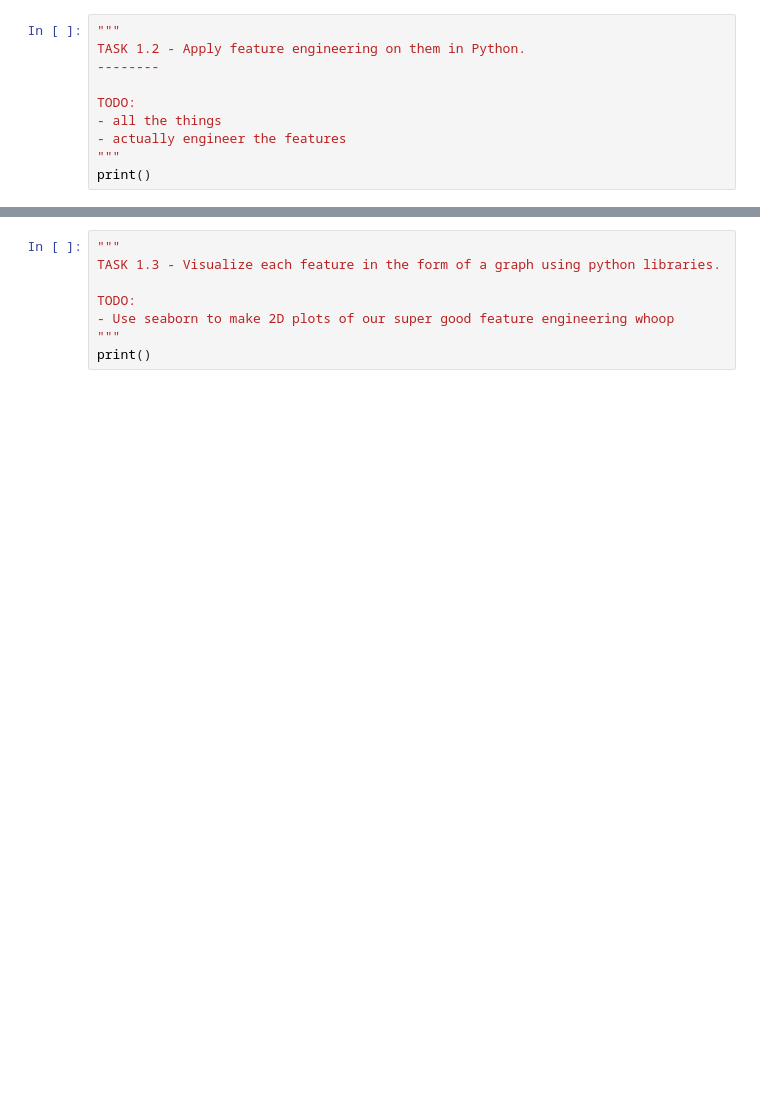
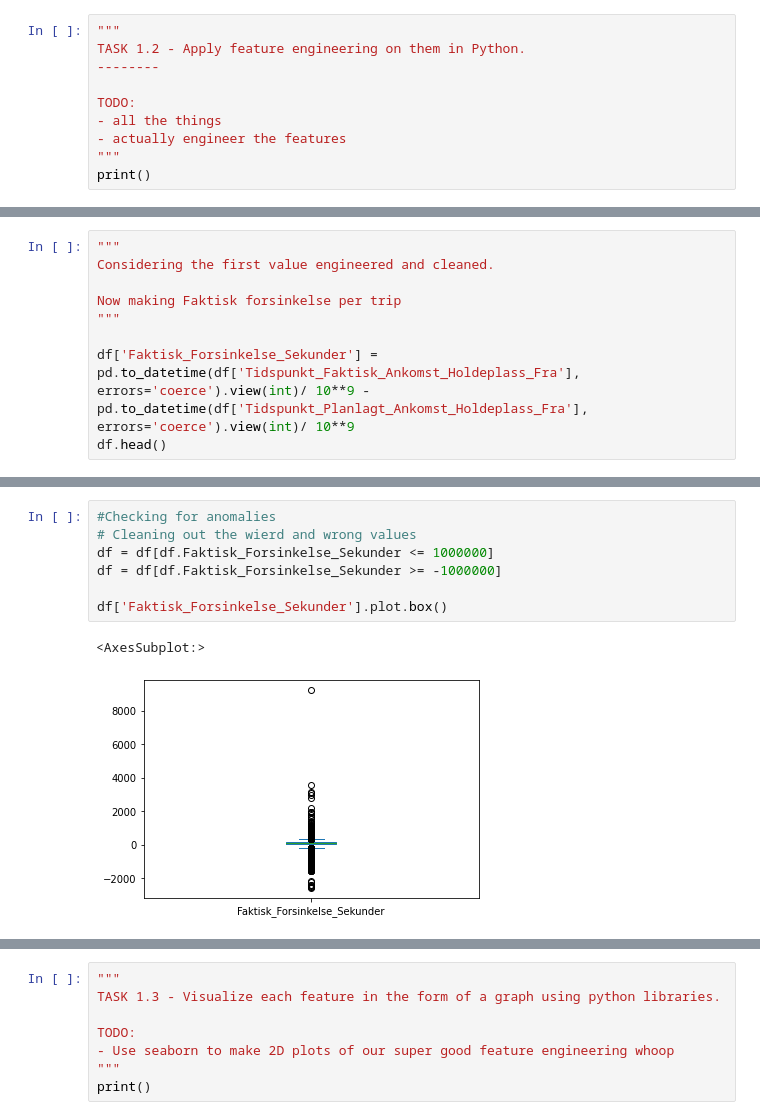
Before and after one commit to ulsin/ai-oblig-1, a Jupyter notebook: oblig1notebook.ipynb, the cells around one changed output, grey strips where cells are left out. Cells and saved outputs as stored; diff of their text form; blank space fills up the shorter version.

```diff
--- a/oblig1notebook.ipynb
+++ b/oblig1notebook.ipynb
@@ -57,0 +145,9 @@ print()
+# %%
+"""
+Considering the first value engineered and cleaned.
+
+Now making Faktisk forsinkelse per trip
+"""
+
+df['Faktisk_Forsinkelse_Sekunder'] = pd.to_datetime(df['Tidspunkt_Faktisk_Ankomst_Holdeplass_Fra'], errors='coerce').view(int)/ 10**9 - pd.to_datetime(df['Tidspunkt_Planlagt_Ankomst_Holdeplass_Fra'], errors='coerce').view(int)/ 10**9
+df.head()
@@ -57,0 +161,10 @@ print()
+# %%
+#Checking for anomalies
+# Cleaning out the wierd and wrong values
+df = df[df.Faktisk_Forsinkelse_Sekunder <= 1000000]
+df = df[df.Faktisk_Forsinkelse_Sekunder >= -1000000]
+
+df['Faktisk_Forsinkelse_Sekunder'].plot.box()
+# %% [output]
+<AxesSubplot:>
+[figure, added]
```
Also changed, not shown: parts of 16 cells of this notebook, 1 other file.
